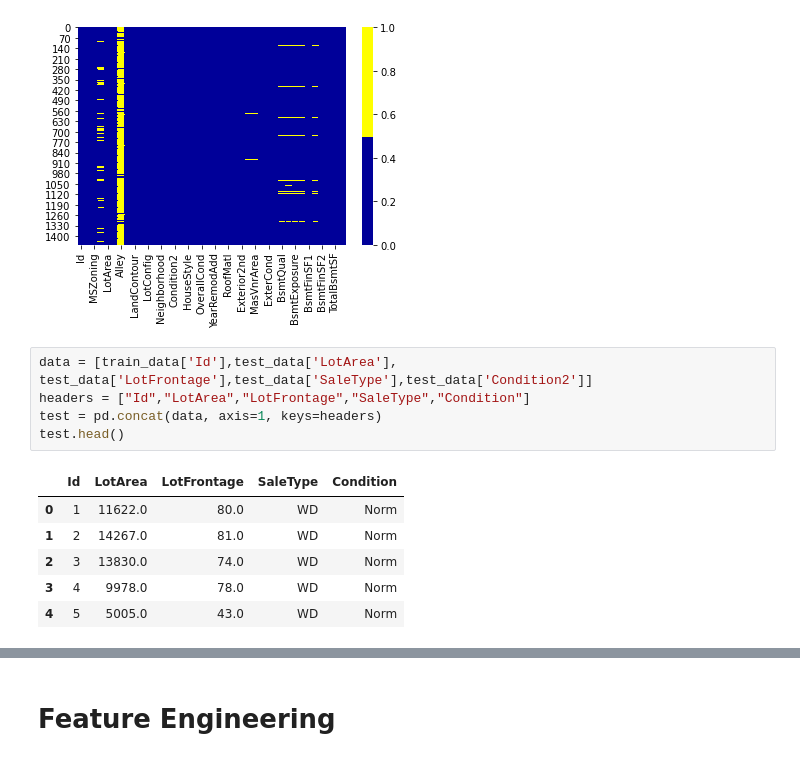
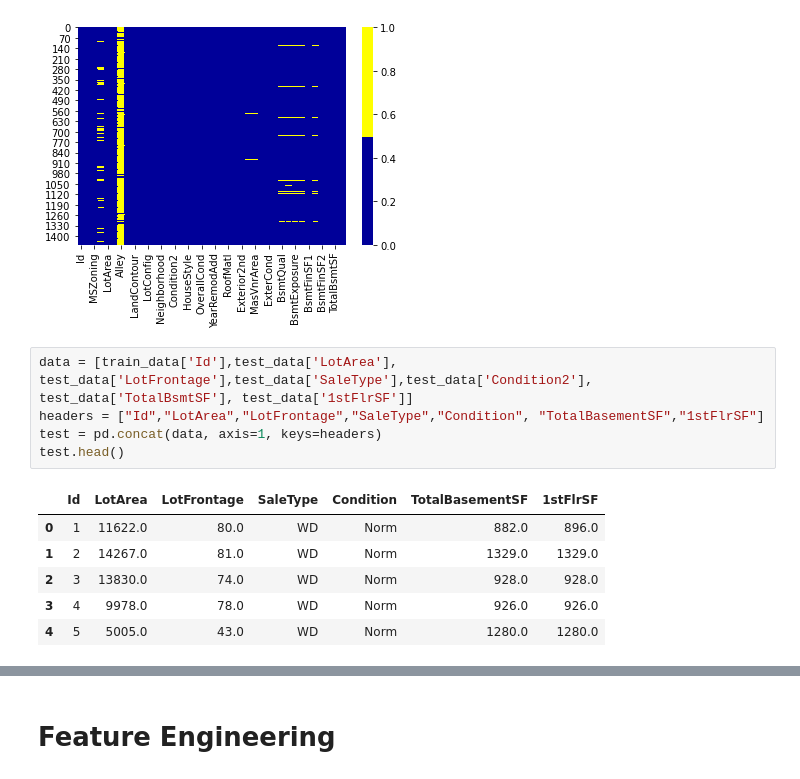
Before and after one commit to jtvkw2/House-Price-Analysis, a Jupyter notebook: House Prices Analysis.ipynb, the cells around one changed output, grey strips where cells are left out. Drawn from its saved outputs; the diff is of its cells as text.

```diff
--- a/House Prices Analysis.ipynb
+++ b/House Prices Analysis.ipynb
@@ -154,17 +161,17 @@ sns.heatmap(test_data[cols].isnull(), cmap=sns.color_palette(colours))
 <matplotlib.axes._subplots.AxesSubplot at 0x...>
 [figure]
 # %%
-data = [train_data['Id'],test_data['LotArea'], test_data['LotFrontage'],test_data['SaleType'],test_data['Condition2']]
-headers = ["Id","LotArea","LotFrontage","SaleType","Condition"]
+data = [train_data['Id'],test_data['LotArea'], test_data['LotFrontage'],test_data['SaleType'],test_data['Condition2'], test_data['TotalBsmtSF'], test_data['1stFlrSF']]
+headers = ["Id","LotArea","LotFrontage","SaleType","Condition", "TotalBasementSF","1stFlrSF"]
 test = pd.concat(data, axis=1, keys=headers)
 test.head()
 # %% [output]
-|  | Id | LotArea | LotFrontage | SaleType | Condition |
-| 0 | 1 | 11622.0 | 80.0 | WD | Norm |
-| 1 | 2 | 14267.0 | 81.0 | WD | Norm |
-| 2 | 3 | 13830.0 | 74.0 | WD | Norm |
-| 3 | 4 | 9978.0 | 78.0 | WD | Norm |
-| 4 | 5 | 5005.0 | 43.0 | WD | Norm |
+|  | Id | LotArea | LotFrontage | SaleType | Condition | TotalBasementSF | 1stFlrSF |
+| 0 | 1 | 11622.0 | 80.0 | WD | Norm | 882.0 | 896.0 |
+| 1 | 2 | 14267.0 | 81.0 | WD | Norm | 1329.0 | 1329.0 |
+| 2 | 3 | 13830.0 | 74.0 | WD | Norm | 928.0 | 928.0 |
+| 3 | 4 | 9978.0 | 78.0 | WD | Norm | 926.0 | 926.0 |
+| 4 | 5 | 5005.0 | 43.0 | WD | Norm | 1280.0 | 1280.0 |
 # %%
 test = dummyEncode(train)
 test.head()
```
Also changed, not shown: parts of 13 cells of this notebook.
